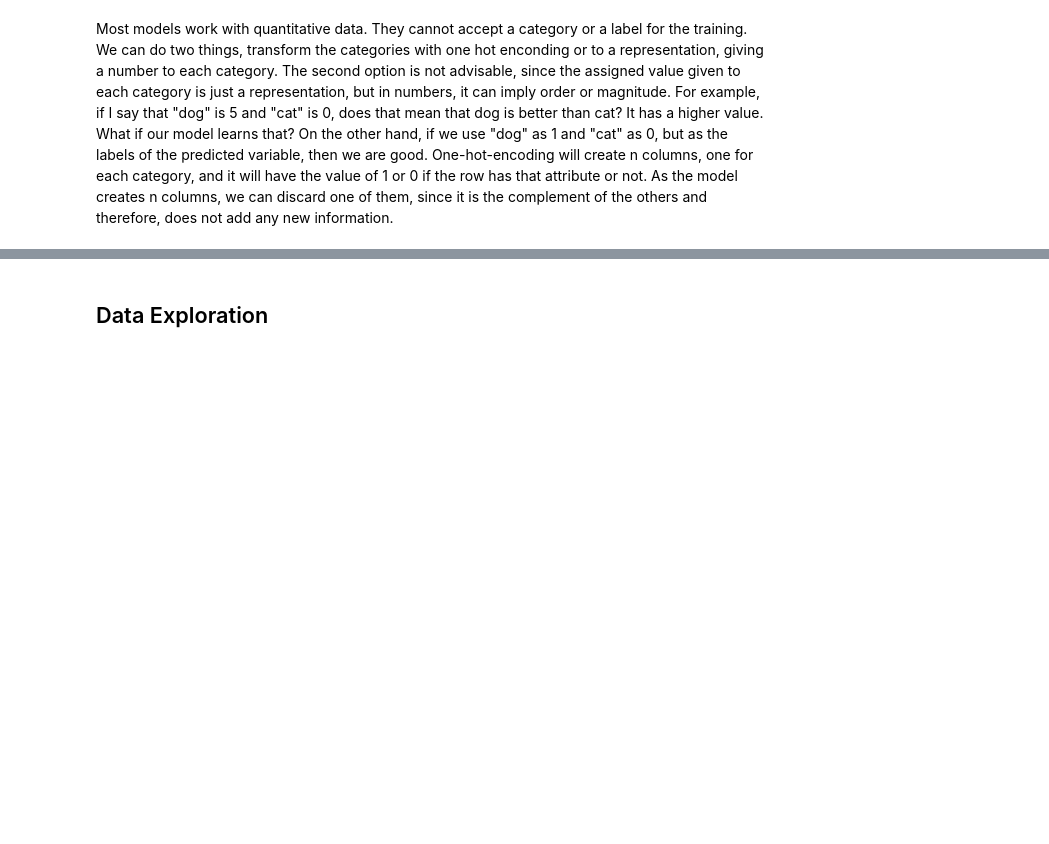
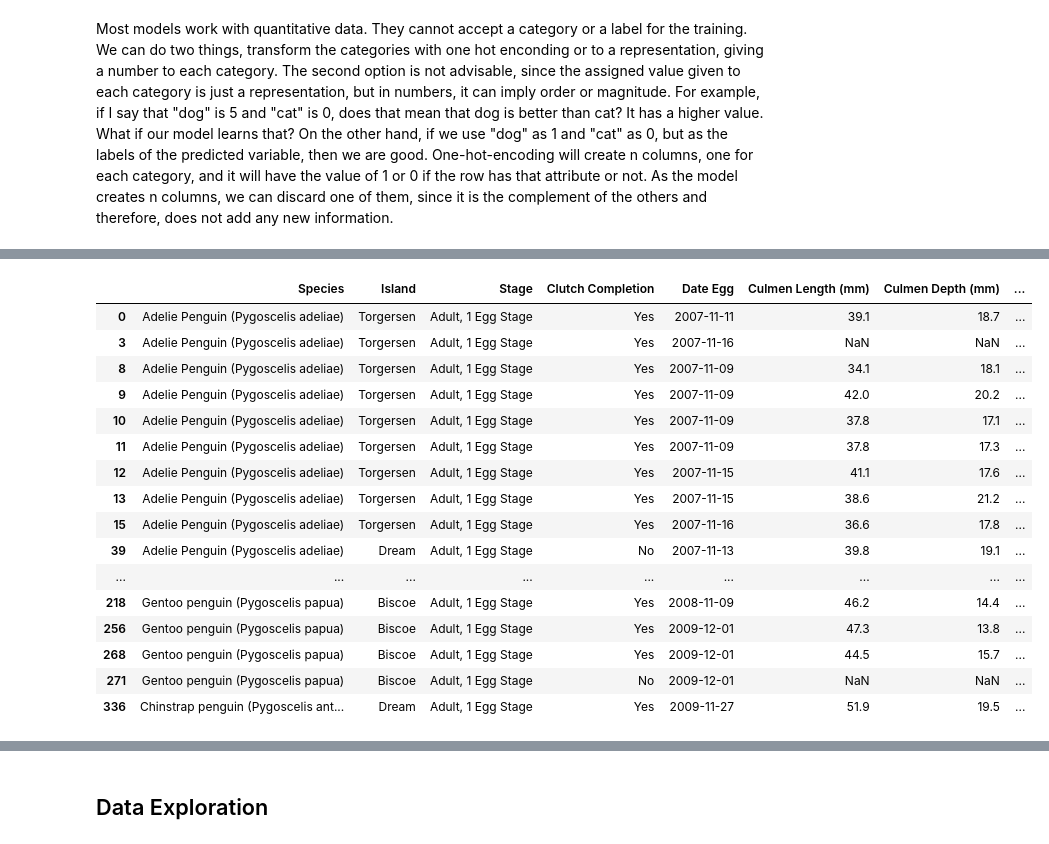
Before and after one commit to jcasarmiento/PS_Data_Science, a Jupyter notebook: Penguins/PenguinsEx.ipynb, the cells around one changed output, grey strips where cells are left out. Cells and saved outputs as stored; diff of their text form; code cells hidden in the pictures; blank space fills up the shorter version.

Commit message:
Update data cleaning penguins

```diff
--- a/Penguins/PenguinsEx.ipynb
+++ b/Penguins/PenguinsEx.ipynb
@@ -198,2 +217,6 @@ One-hot-encoding will create n columns, one for each category, and it will have
 # %%
 #TODO We have 17 columns on the data set. Eliminate the columns that do not add any relevant information.
+penguins=penguins_raw.copy()
+penguins=penguins.drop(["studyName","Region","Sample Number","Individual ID","Comments"],axis=1)
+penguins.head()
+# I selected the dropped columns from the description of the dataset columns in https://allisonhorst.github.io/palmerpenguins/reference/penguins_raw.html
@@ -200,4 +230,24 @@ One-hot-encoding will create n columns, one for each category, and it will have
 # %%
 #TODO Check the rows with missing values
+penguins_nan=penguins[penguins.isna().any(axis=1)]
+penguins_nan
+# %% [output]
+|  | Species | Island | Stage | Clutch Completion | Date Egg | Culmen Length (mm) | Culmen Depth (mm) | ... |
+| 0 | Adelie Penguin (Pygoscelis adeliae) | Torgersen | Adult, 1 Egg Stage | Yes | 2007-11-11 | 39.1 | 18.7 | ... |
+| 3 | Adelie Penguin (Pygoscelis adeliae) | Torgersen | Adult, 1 Egg Stage | Yes | 2007-11-16 | NaN | NaN | ... |
+| 8 | Adelie Penguin (Pygoscelis adeliae) | Torgersen | Adult, 1 Egg Stage | Yes | 2007-11-09 | 34.1 | 18.1 | ... |
+| 9 | Adelie Penguin (Pygoscelis adeliae) | Torgersen | Adult, 1 Egg Stage | Yes | 2007-11-09 | 42.0 | 20.2 | ... |
+| 10 | Adelie Penguin (Pygoscelis adeliae) | Torgersen | Adult, 1 Egg Stage | Yes | 2007-11-09 | 37.8 | 17.1 | ... |
+| 11 | Adelie Penguin (Pygoscelis adeliae) | Torgersen | Adult, 1 Egg Stage | Yes | 2007-11-09 | 37.8 | 17.3 | ... |
+| 12 | Adelie Penguin (Pygoscelis adeliae) | Torgersen | Adult, 1 Egg Stage | Yes | 2007-11-15 | 41.1 | 17.6 | ... |
+| 13 | Adelie Penguin (Pygoscelis adeliae) | Torgersen | Adult, 1 Egg Stage | Yes | 2007-11-15 | 38.6 | 21.2 | ... |
+| 15 | Adelie Penguin (Pygoscelis adeliae) | Torgersen | Adult, 1 Egg Stage | Yes | 2007-11-16 | 36.6 | 17.8 | ... |
+| 39 | Adelie Penguin (Pygoscelis adeliae) | Dream | Adult, 1 Egg Stage | No | 2007-11-13 | 39.8 | 19.1 | ... |
+| ... | ... | ... | ... | ... | ... | ... | ... | ... |
+| 218 | Gentoo penguin (Pygoscelis papua) | Biscoe | Adult, 1 Egg Stage | Yes | 2008-11-09 | 46.2 | 14.4 | ... |
+| 256 | Gentoo penguin (Pygoscelis papua) | Biscoe | Adult, 1 Egg Stage | Yes | 2009-12-01 | 47.3 | 13.8 | ... |
+| 268 | Gentoo penguin (Pygoscelis papua) | Biscoe | Adult, 1 Egg Stage | Yes | 2009-12-01 | 44.5 | 15.7 | ... |
+| 271 | Gentoo penguin (Pygoscelis papua) | Biscoe | Adult, 1 Egg Stage | No | 2009-12-01 | NaN | NaN | ... |
+| 336 | Chinstrap penguin (Pygoscelis ant... | Dream | Adult, 1 Egg Stage | Yes | 2009-11-27 | 51.9 | 19.5 | ... |
 # %%
 #TODO Deal with the missing data. Check how many records do you have that are missing some information, and select a strategy.
```
Also changed, not shown: parts of 13 cells of this notebook.
